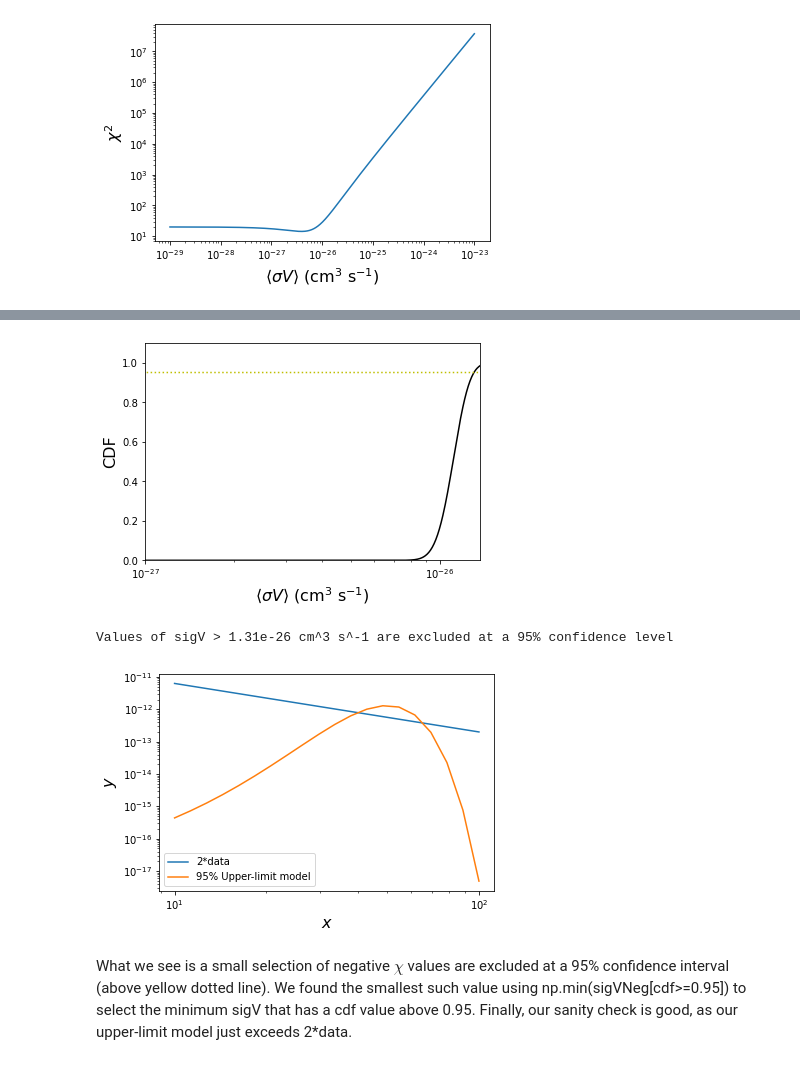
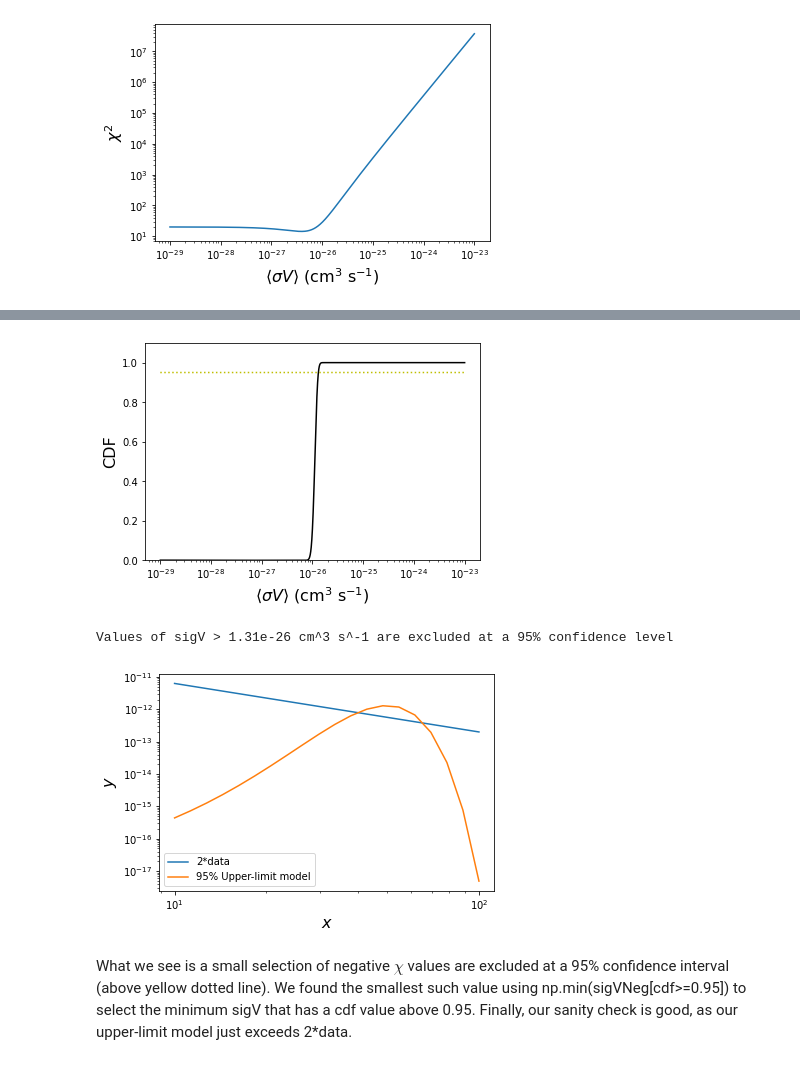
Before and after one commit to Hyperthetical/student_guides, a Jupyter notebook: guide_to_chi_squared.ipynb, the cells around one changed output, grey strips where cells are left out. Drawn from its saved outputs; the diff is of its cells as text; code cells hidden in the pictures.

```diff
--- a/guide_to_chi_squared.ipynb
+++ b/guide_to_chi_squared.ipynb
@@ -120,11 +120,17 @@ How do we know what points are excluded though? Let's use a 95\% confidence excl
 # %%
-chi = chiSquare(model,data,axis=-1,alpha=1)
-plt.plot(sigV,chi)
-plt.xscale("log")
-plt.ylim([-1e2,1e2])
+chi = (model-data)/data #2D array (len(sigV) by len(data))
+chi2Ex = np.zeros_like(sigV)
+for i in range(len(sigV)):
+        if np.any(chi[i]>0.0): #is E > O for any data points for ith sigV value
+            chi2Ex[i] = chi2[i]
+print(chi2Ex.shape)
+plt.plot(sigV,chi2,color="k",label="All models")
+plt.plot(sigV,chi2Ex,color="y",linestyle="--",label="Over-predicting only")
+plt.xscale("log");plt.yscale("log")
+plt.ylim([1e0,1e2])
 plt.xlim([sigV[0],sigV[-1]])
-plt.plot(sigV,np.zeros_like(sigV),alpha=0.6,color="grey",linestyle=":")
-plt.ylabel(r"$\chi$",fontsize=16)
+plt.ylabel(r"$\chi^2$",fontsize=16)
 plt.xlabel(r"$\langle \sigma V\rangle$ (cm$^3$ s$^{-1}$)",fontsize=16)
+plt.legend()
 plt.show()
 # %% [output]
@@ -144,29 +141,30 @@ We have removed lots of entries that yielded $\chi > 0$. Now we can build our no
 # %%
-chiDiff = chi2Neg - np.min(chi2)
+chiDiffEx = chi2Ex - np.min(chi2)
+chiDiff = chi2 - np.min(chi2)
+cdfEx = stats.chi2.cdf(chiDiffEx,len(x))
 cdf = stats.chi2.cdf(chiDiff,len(x))
-plt.plot(sigVNeg,cdf,color="k")
+plt.plot(sigV,cdf,color="k")
 plt.xscale("log")
-plt.plot(sigVNeg,np.ones_like(sigVNeg)*0.95,linestyle=":",color="y")
+plt.plot(sigV,np.ones_like(sigV)*0.95,linestyle=":",color="y")
 plt.ylim([0,1.1])
-plt.xlim([1e-27,sigVNeg[-1]])
 plt.ylabel("CDF",fontsize=16)
 plt.xlabel(r"$\langle \sigma V\rangle$ (cm$^3$ s$^{-1}$)",fontsize=16)
 plt.show()
 
-upperLim = np.min(sigVNeg[cdf>=0.95])
+upperLim = np.min(sigV[cdfEx>=0.95])
 
 print("Values of sigV > {:.2e} cm^3 s^-1 are excluded at a 95% confidence level".format(upperLim))
 
 
 plt.plot(x,dataResult(x,1e-10,-1.5)*2,label="2*data")
 plt.plot(x,modelResult(x)*upperLim,label="95% Upper-limit model")
 plt.ylabel(r"$y$",fontsize=16)
 plt.xlabel(r"$x$",fontsize=16)
 plt.yscale("log");plt.xscale("log")
 plt.legend()
 plt.show()
 # %% [output]
-[figure, old version]
+[figure, new version]
 Values of sigV > 1.31e-26 cm^3 s^-1 are excluded at a 95% confidence level
 [figure]
 # %% [markdown]
```
Also changed, not shown: parts of 6 cells of this notebook, 2 other files.
